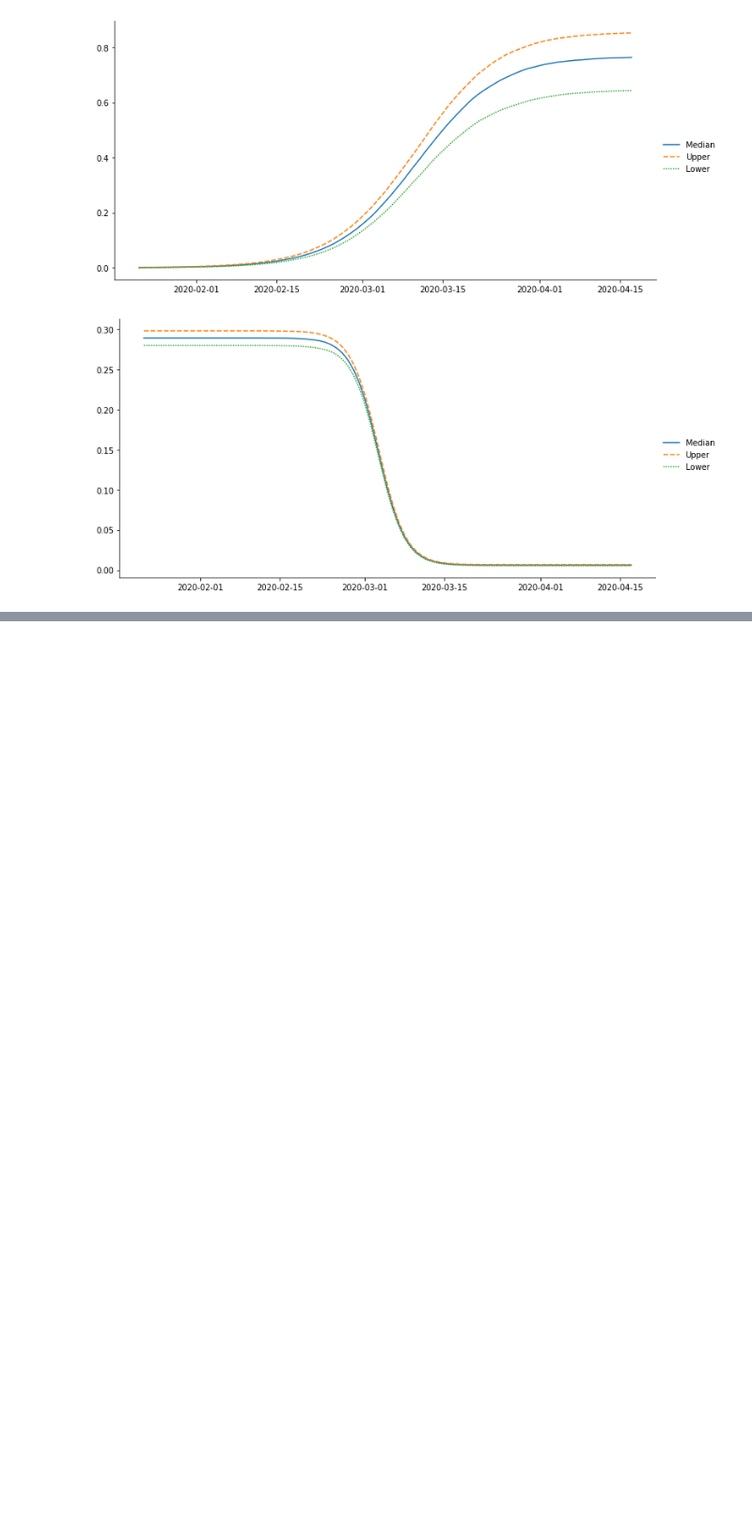
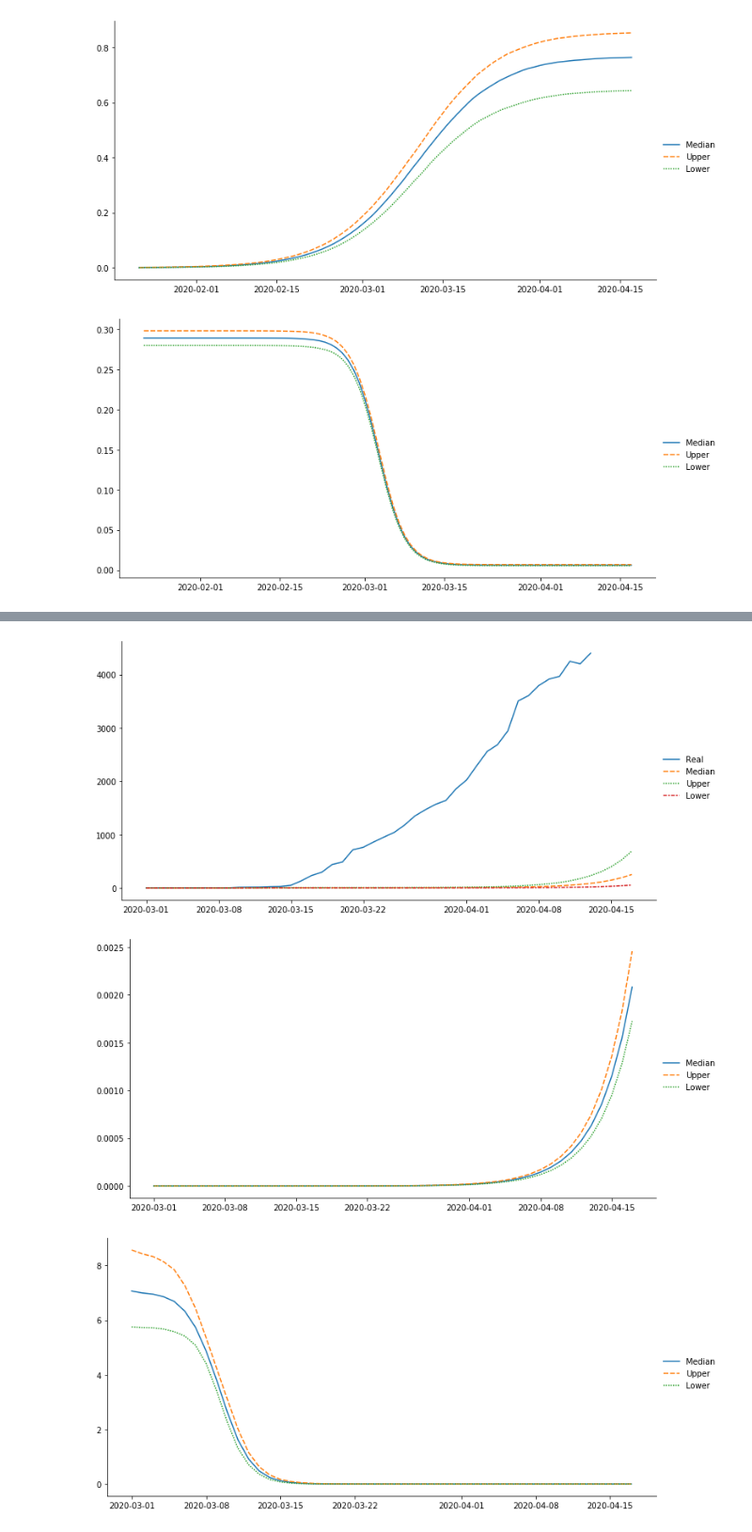
Before and after one commit to yoriyuki/COVID-19, a Jupyter notebook: prediction/Turzin.ipynb, the cells around one changed output, grey strips where cells are left out. Shown at 94% size. Cells and saved outputs as stored; diff of their text form; code cells hidden in the pictures; blank space fills up the shorter version.

```diff
--- a/prediction/Turzin.ipynb
+++ b/prediction/Turzin.ipynb
@@ -394,0 +519,3 @@ fit
+# %%
+fit_0_US = sm_0.sampling(data=data, iter=iter, init=0)
+fit_0_US
@@ -395,4 +542,10 @@ fit
 # %%
+S, R, D, b, q, S0, R0, I0 = monte_carlo(fit_0_US, 120)
 draw(I0, real=(confirmed-recovered).loc[epoch:, country])
 draw(q)
 draw(b)
+draw(S, real=(confirmed).loc[epoch:, country])
+# %% [output]
+[figure, added]
+[figure, added]
+[figure, added]
```
Also changed, not shown: parts of 15 cells of this notebook.
